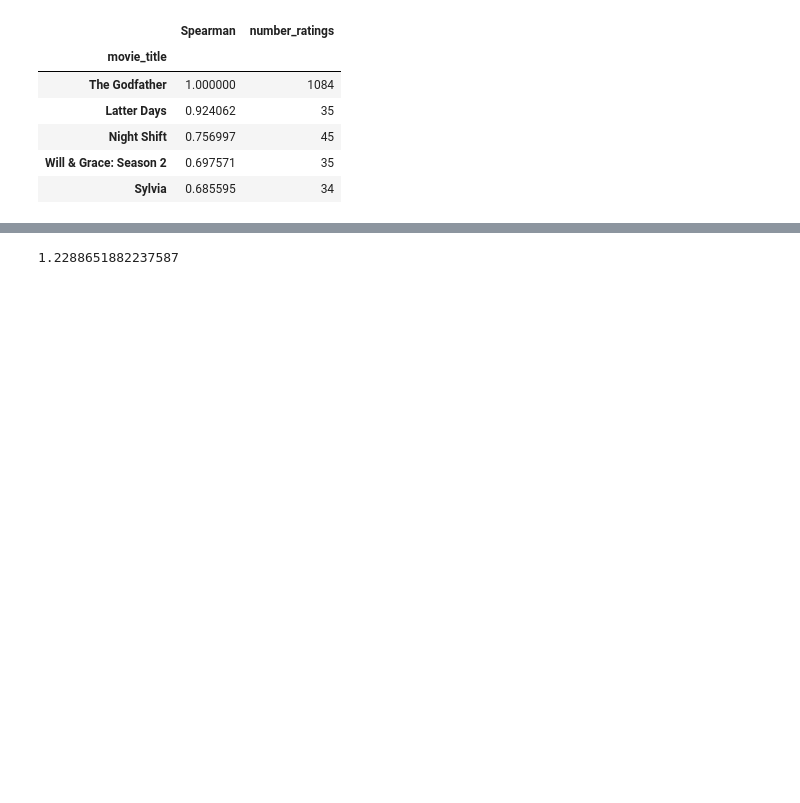
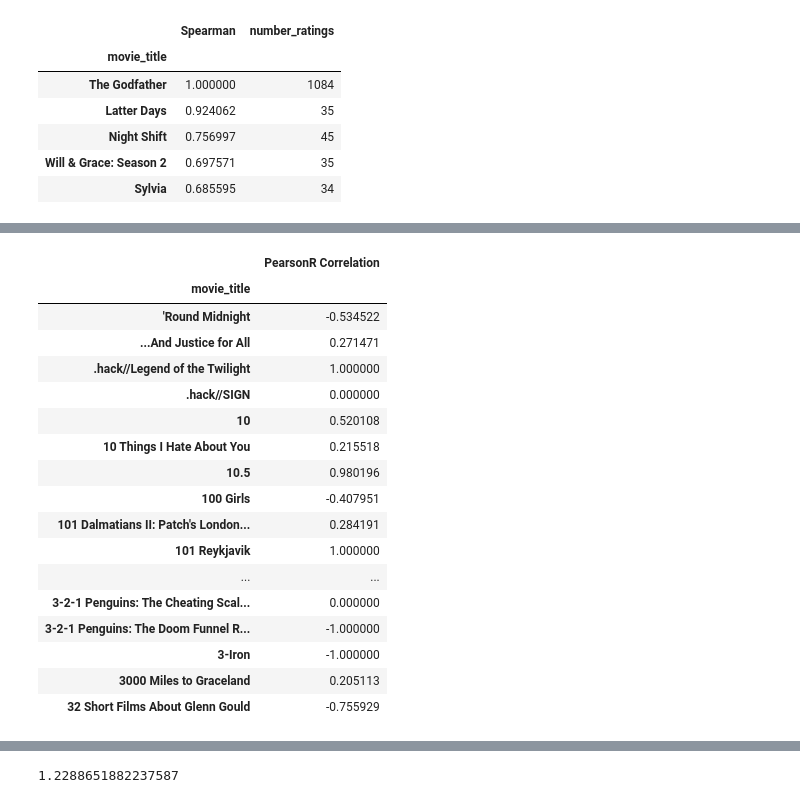
Before and after one commit to gwu-data-mining-finalproject/Final-Project-GroupX, a Jupyter notebook: aaron-gauthier-individual-project/Code/Recommender Engine - Data Mining Project - Reboot - Final- 21 April 2019.ipynb, the cells around one changed output, grey strips where cells are left out. Cells and saved outputs as stored; diff of their text form; code cells hidden in the pictures; blank space fills up the shorter version.

```diff
--- a/aaron-gauthier-individual-project/Code/Recommender Engine - Data Mining Project - Reboot - Final- 21 April 2019.ipynb
+++ b/aaron-gauthier-individual-project/Code/Recommender Engine - Data Mining Project - Reboot - Final- 21 April 2019.ipynb
@@ -714,0 +737,26 @@ corr_killbillvol2_s.head(20)
+# %%
+# Analyzing the correlation with similar movies
+similar_to_iceage = movie_piv.corrwith(iceage_user_ratings, method = 'pearson')
+
+corr_iceage = pd.DataFrame(similar_to_iceage, columns = ['PearsonR Correlation'])
+corr_iceage.dropna(inplace = True)
+corr_iceage.head(50)
+# %% [output]
+|  | PearsonR Correlation |
+| movie_title |  |
+| 'Round Midnight | -0.534522 |
+| ...And Justice for All | 0.271471 |
+| .hack//Legend of the Twilight | 1.000000 |
+| .hack//SIGN | 0.000000 |
+| 10 | 0.520108 |
+| 10 Things I Hate About You | 0.215518 |
+| 10.5 | 0.980196 |
+| 100 Girls | -0.407951 |
+| 101 Dalmatians II: Patch's London... | 0.284191 |
+| 101 Reykjavik | 1.000000 |
+| ... | ... |
+| 3-2-1 Penguins: The Cheating Scal... | 0.000000 |
+| 3-2-1 Penguins: The Doom Funnel R... | -1.000000 |
+| 3-Iron | -1.000000 |
+| 3000 Miles to Graceland | 0.205113 |
+| 32 Short Films About Glenn Gould | -0.755929 |
```
Also changed, not shown: parts of 9 cells of this notebook.
